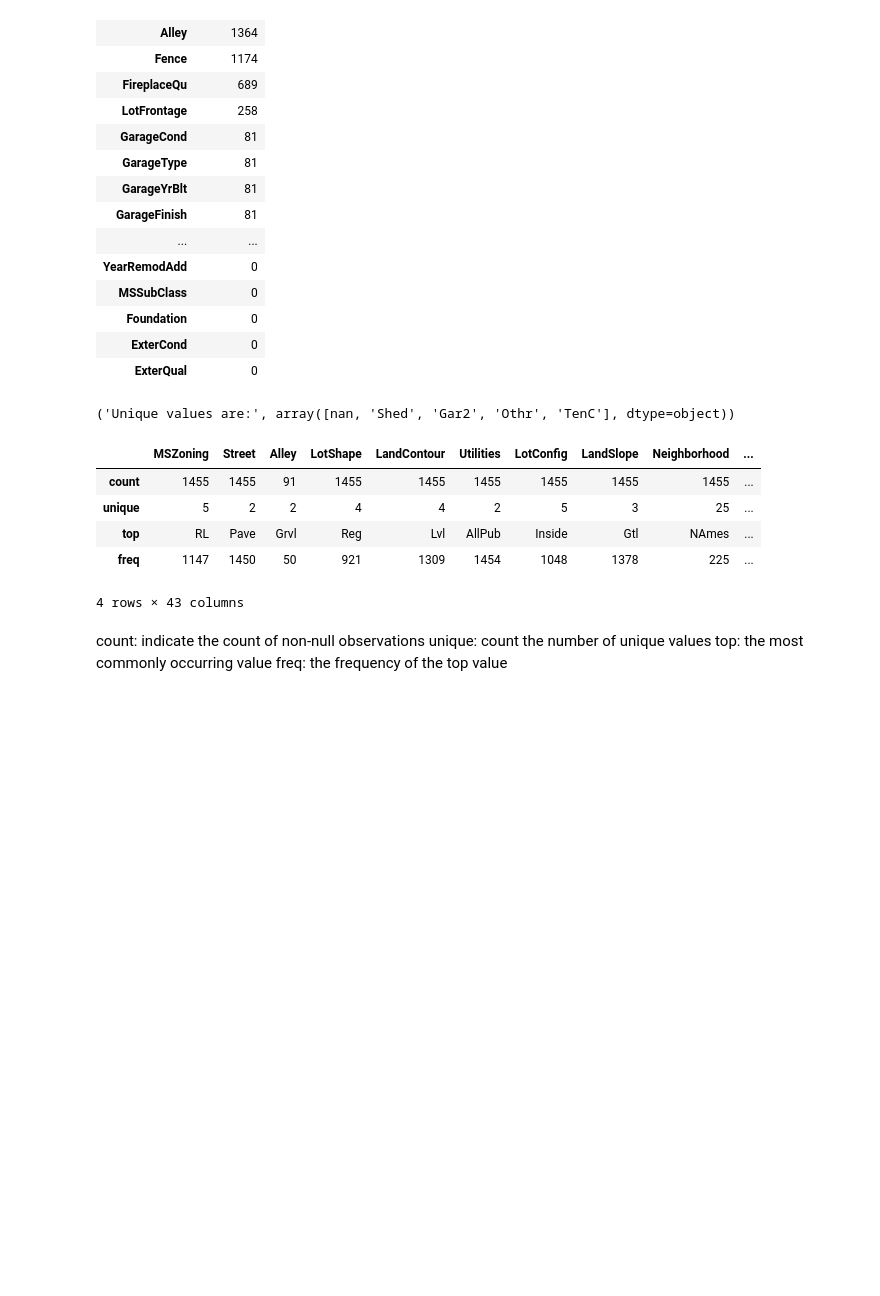
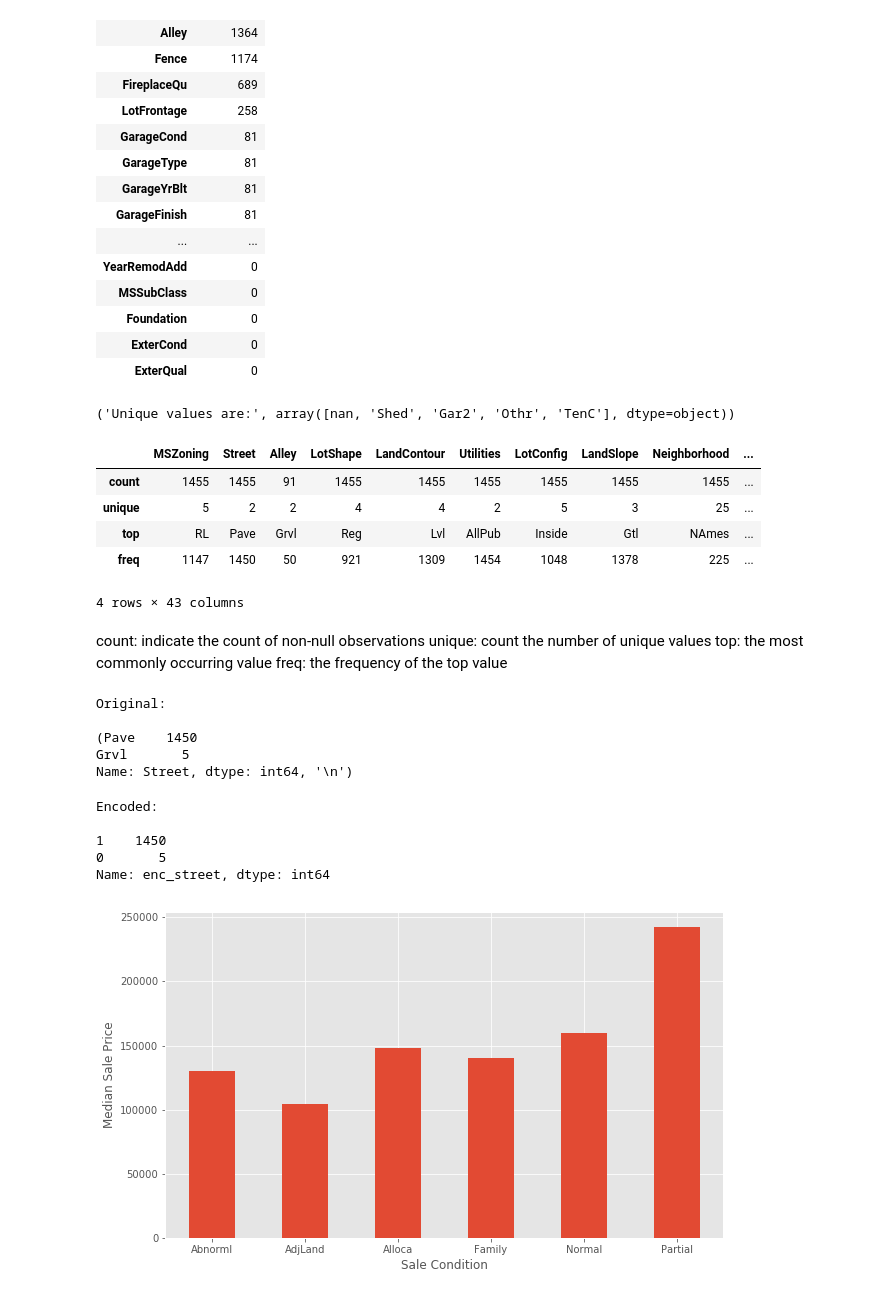
Before and after one commit to jianyu-gong/kaggle, a Jupyter notebook: Kaggle_Competition/Home_Prices_Advanced_Regression_Techniques/house_price.ipynb, the cells around one changed output. Drawn from its saved outputs; the diff is of its cells as text; code cells hidden in the pictures; blank space fills up the shorter version.

```diff
--- a/Kaggle_Competition/Home_Prices_Advanced_Regression_Techniques/house_price.ipynb
+++ b/Kaggle_Competition/Home_Prices_Advanced_Regression_Techniques/house_price.ipynb
@@ -206,0 +205,32 @@ p
+# %%
+print ("Original: \n")
+print (train.Street.value_counts(), "\n")
+# %% [output]
+Original:
+
+(Pave    1450
+Grvl       5
+Name: Street, dtype: int64, '\n')
+# %%
+# Transform features into nummerical data
+train['enc_street'] = pd.get_dummies(train.Street, drop_first=True)
+test['enc_street'] = pd.get_dummies(train.Street, drop_first=True)
+# %%
+print ('Encoded: \n')
+print (train.enc_street.value_counts())
+# %% [output]
+Encoded:
+
+1    1450
+0       5
+Name: enc_street, dtype: int64
+# %%
+# Draw a pivot table for saleCondition
+condition_pivot = train.pivot_table(index='SaleCondition', values='SalePrice', aggfunc=np.median)
+condition_pivot.plot(kind='bar')
+plt.xlabel('Sale Condition')
+plt.ylabel('Median Sale Price')
+plt.xticks(rotation=0)
+plt.show()
+# %% [output]
+[figure, added]
```
Also changed, not shown: parts of 19 cells of this notebook.
